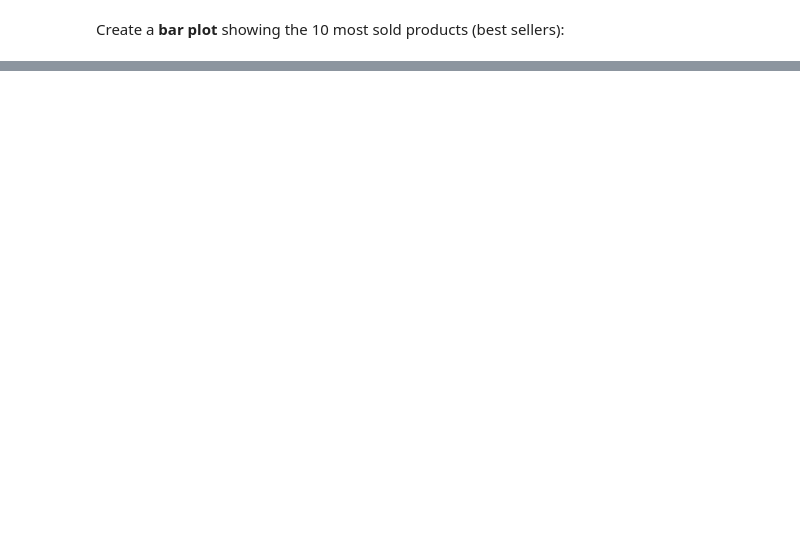
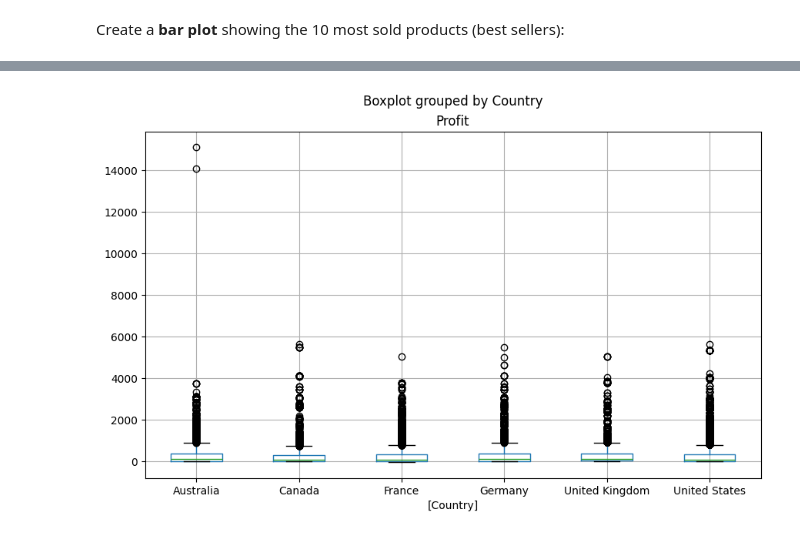
Before and after one commit to jefferpardo1996-a11y/Python-public, a Jupyter notebook: Exercises_1.ipynb, the cells around one changed output, grey strips where cells are left out. Cells and saved outputs as stored; diff of their text form; code cells hidden in the pictures; blank space fills up the shorter version.

```diff
--- a/Exercises_1.ipynb
+++ b/Exercises_1.ipynb
@@ -240,5 +321,8 @@ Show a grouped <b>box plot</b> per country with the profit values.
 # %%
-sales[['Profit', 'Country']].boxplot(by='Country', figsize=(10,6))
+ax = sales[
+    ['Profit', 'Country']].boxplot(by='Country', figsize=(10,6))
+# %% [output]
+[figure, added]
 # %% [markdown]
 ![green-divider](https://user-images.githubusercontent.com/7065401/52071924-c003ad80-2562-11e9-8297-1c6595f8a7ff.png)
 
```
Also changed, not shown: parts of 27 cells of this notebook.
